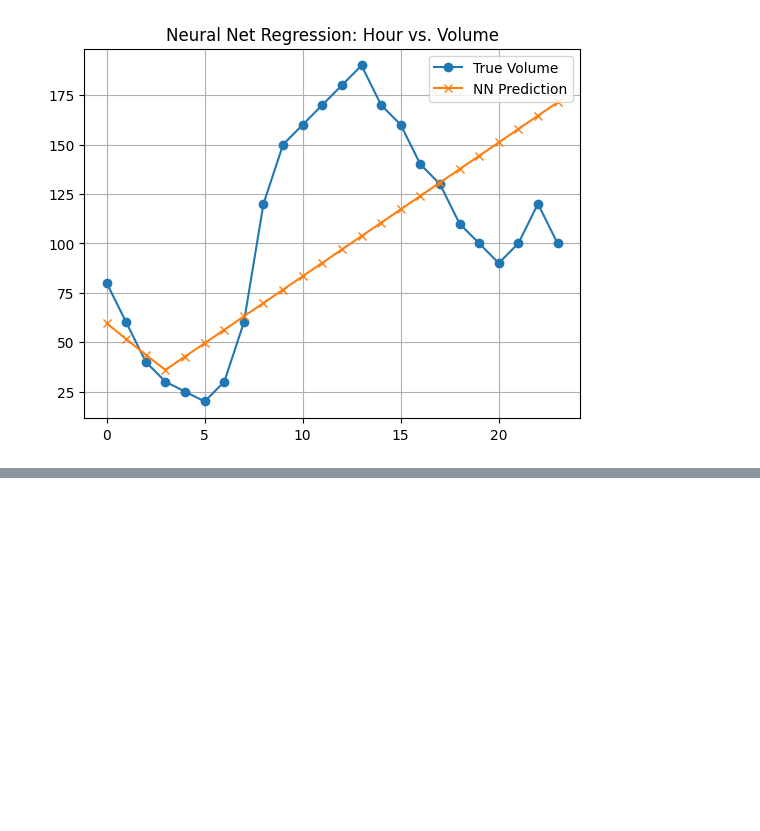
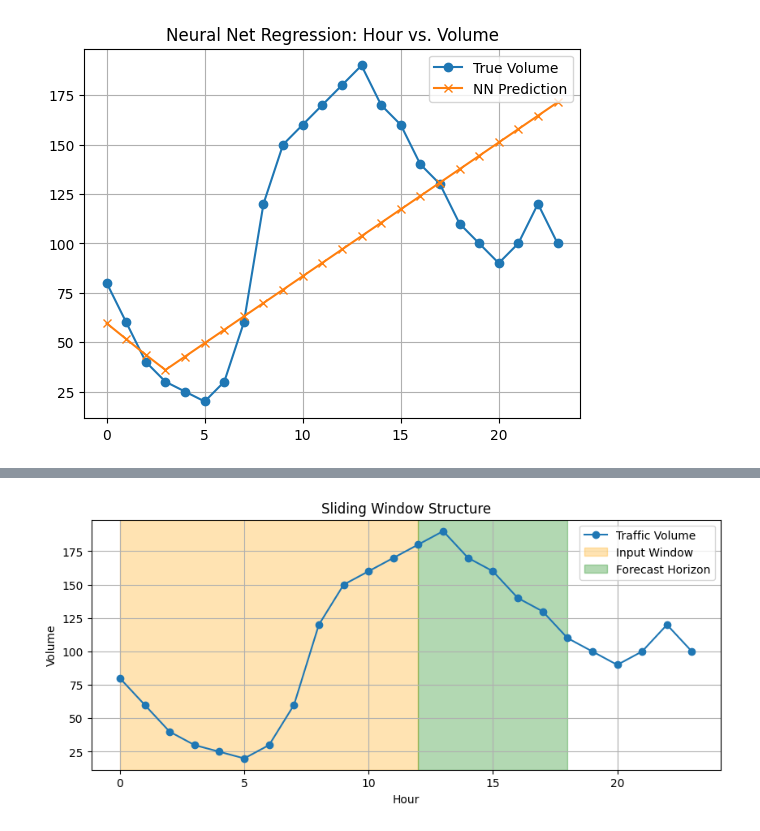
Before and after one commit to Abidullha/ReX-GNN, a Jupyter notebook: ReX_GNN_Setup.ipynb, the cells around one changed output, grey strips where cells are left out. Cells and saved outputs as stored; diff of their text form; code cells hidden in the pictures; blank space fills up the shorter version.

Commit message:
Add time-series forecasting demo with sliding window

```diff
--- a/ReX_GNN_Setup.ipynb
+++ b/ReX_GNN_Setup.ipynb
@@ -154,0 +184,22 @@ plt.show()
+# %%
+import numpy as np
+import matplotlib.pyplot as plt
+
+# Simulated hourly traffic volume (24 hours)
+traffic = np.array([80, 60, 40, 30, 25, 20, 30, 60, 120, 150, 160, 170,
+                    180, 190, 170, 160, 140, 130, 110, 100, 90, 100, 120, 100])
+
+# Sliding window function
+def create_dataset(data, input_len=12, output_len=6):
+    X, y = [], []
+    for i in range(len(data) - input_len - output_len + 1):
+        X.append(data[i:i+input_len])
+        y.append(data[i+input_len:i+input_len+output_len])
+    return np.array(X), np.array(y)
+
+# Create dataset
+X, y = create_dataset(traffic, input_len=12, output_len=6)
+
+print(f"Total samples: {len(X)}")
+print("Sample input (past 12):", X[0])
+print("Target output (next 6):", y[0])
@@ -154,0 +223,13 @@ plt.show()
+# %%
+plt.figure(figsize=(10,4))
+plt.plot(traffic, marker='o', label="Traffic Volume")
+plt.axvspan(0, 12, color='orange', alpha=0.3, label="Input Window")
+plt.axvspan(12, 18, color='green', alpha=0.3, label="Forecast Horizon")
+plt.title("Sliding Window Structure")
+plt.xlabel("Hour")
+plt.ylabel("Volume")
+plt.legend()
+plt.grid(True)
+plt.show()
+# %% [output]
+[figure, added]
```
Also changed, not shown: parts of 4 cells of this notebook.
